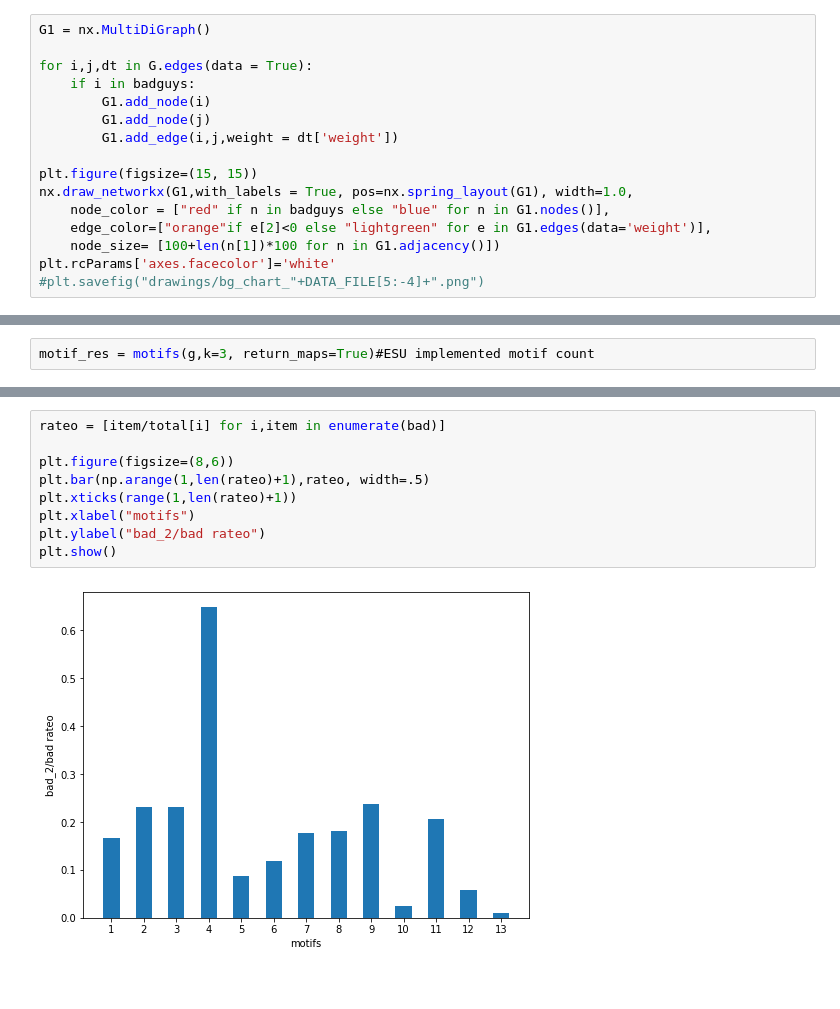
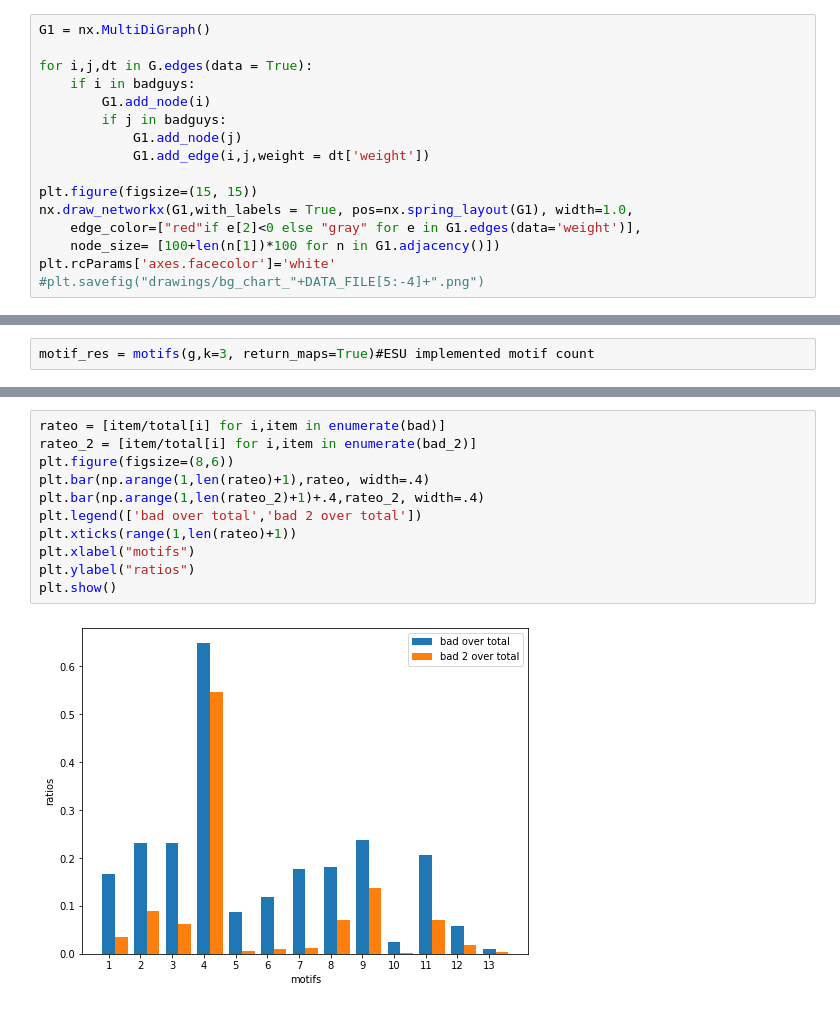
Before and after one commit to Starkiller13/LFN_project, a Jupyter notebook: main.ipynb, the cells around one changed output, grey strips where cells are left out. Saved outputs shown, nothing was run; the diff lists cells and outputs as text.

```diff
--- a/main.ipynb
+++ b/main.ipynb
@@ -136,13 +139,13 @@ G1 = nx.MultiDiGraph()
 for i,j,dt in G.edges(data = True):
     if i in badguys:
         G1.add_node(i)
-        G1.add_node(j)
-        G1.add_edge(i,j,weight = dt['weight'])
+        if j in badguys:
+            G1.add_node(j)
+            G1.add_edge(i,j,weight = dt['weight'])
 
 plt.figure(figsize=(15, 15))
 nx.draw_networkx(G1,with_labels = True, pos=nx.spring_layout(G1), width=1.0,
-    node_color = ["red" if n in badguys else "blue" for n in G1.nodes()],
-    edge_color=["orange"if e[2]<0 else "lightgreen" for e in G1.edges(data='weight')],
+    edge_color=["red"if e[2]<0 else "gray" for e in G1.edges(data='weight')],
     node_size= [100+len(n[1])*100 for n in G1.adjacency()])
 plt.rcParams['axes.facecolor']='white'
 #plt.savefig("drawings/bg_chart_"+DATA_FILE[5:-4]+".png")
@@ -202,11 +213,13 @@ plt.show()
 # %%
 rateo = [item/total[i] for i,item in enumerate(bad)]
-
+rateo_2 = [item/total[i] for i,item in enumerate(bad_2)]
 plt.figure(figsize=(8,6))
-plt.bar(np.arange(1,len(rateo)+1),rateo, width=.5)
+plt.bar(np.arange(1,len(rateo)+1),rateo, width=.4)
+plt.bar(np.arange(1,len(rateo_2)+1)+.4,rateo_2, width=.4)
+plt.legend(['bad over total','bad 2 over total'])
 plt.xticks(range(1,len(rateo)+1))
 plt.xlabel("motifs")
-plt.ylabel("bad_2/bad rateo")
+plt.ylabel("ratios")
 plt.show()
 # %% [output]
-[figure, old version]
+[figure, new version]
```
Also changed, not shown: parts of 12 cells of this notebook, 1 other file.
